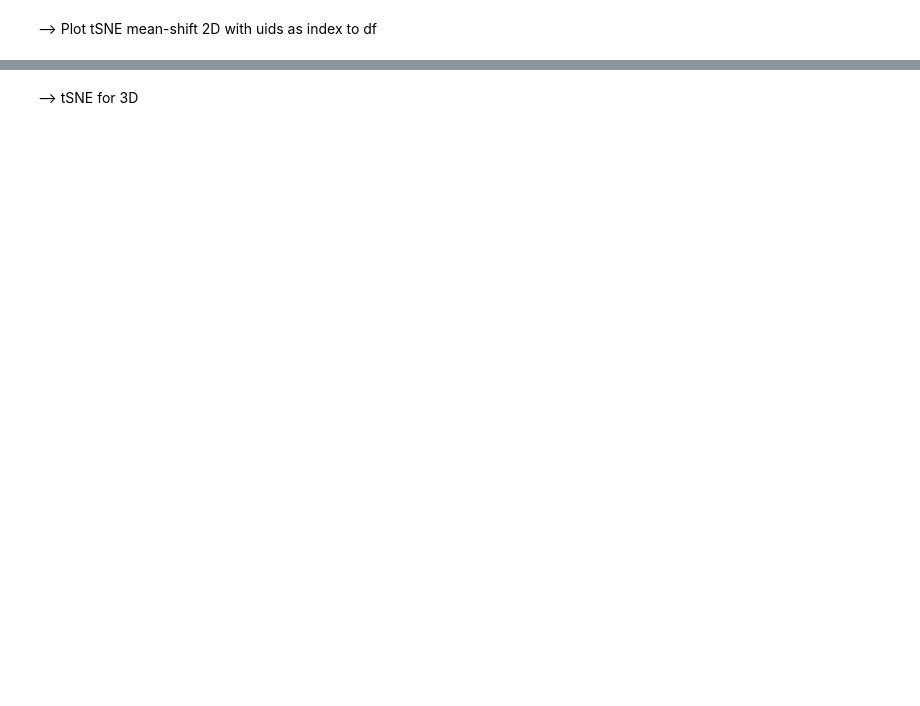
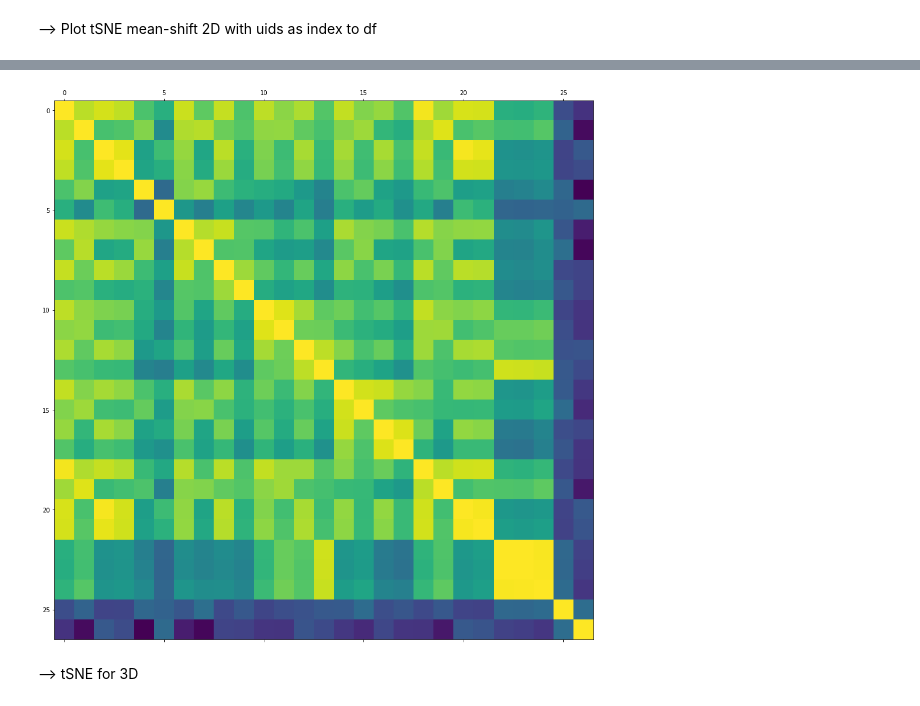
Before and after one commit to oavioz/Louie7Predictors, a Jupyter notebook: metadata_to_vec.ipynb, the cells around one changed output, grey strips where cells are left out. Cells and saved outputs as stored; diff of their text form; code cells hidden in the pictures; blank space fills up the shorter version.

```diff
--- a/metadata_to_vec.ipynb
+++ b/metadata_to_vec.ipynb
@@ -278,4 +266,13 @@ res.head(5)
 # %%
+def createdf_dict_by_lbl():
+    df_dict = {}
+    for i in np.nditer(lbls):
+        lbl = 'label-' + str(i)
+        df_lbl_i = res[res.labels == i]
+        del df_lbl_i['labels']
+        df_dict[lbl] = df_lbl_i
+    return df_dict
+
 def create_df_by_func(func):
     for i in np.nditer(lbls):
         df_lbl_i = res[res.labels == i]
@@ -301,0 +287,2 @@ df_med.head(5)
+# %%
+df_lbl = createdf_dict_by_lbl()
@@ -309,3 +312,9 @@ df_med.plot.bar()
+# %%
+c = df_lbl['label-4'].corr()
+plt.matshow(c)
+plt.show()
+# %% [output]
+[figure, added]
 # %%
 #del df_lbl5['labels']
 #dflbl4 = srlbl4.to_frame()
```
Also changed, not shown: parts of 15 cells of this notebook, 4 other files.
